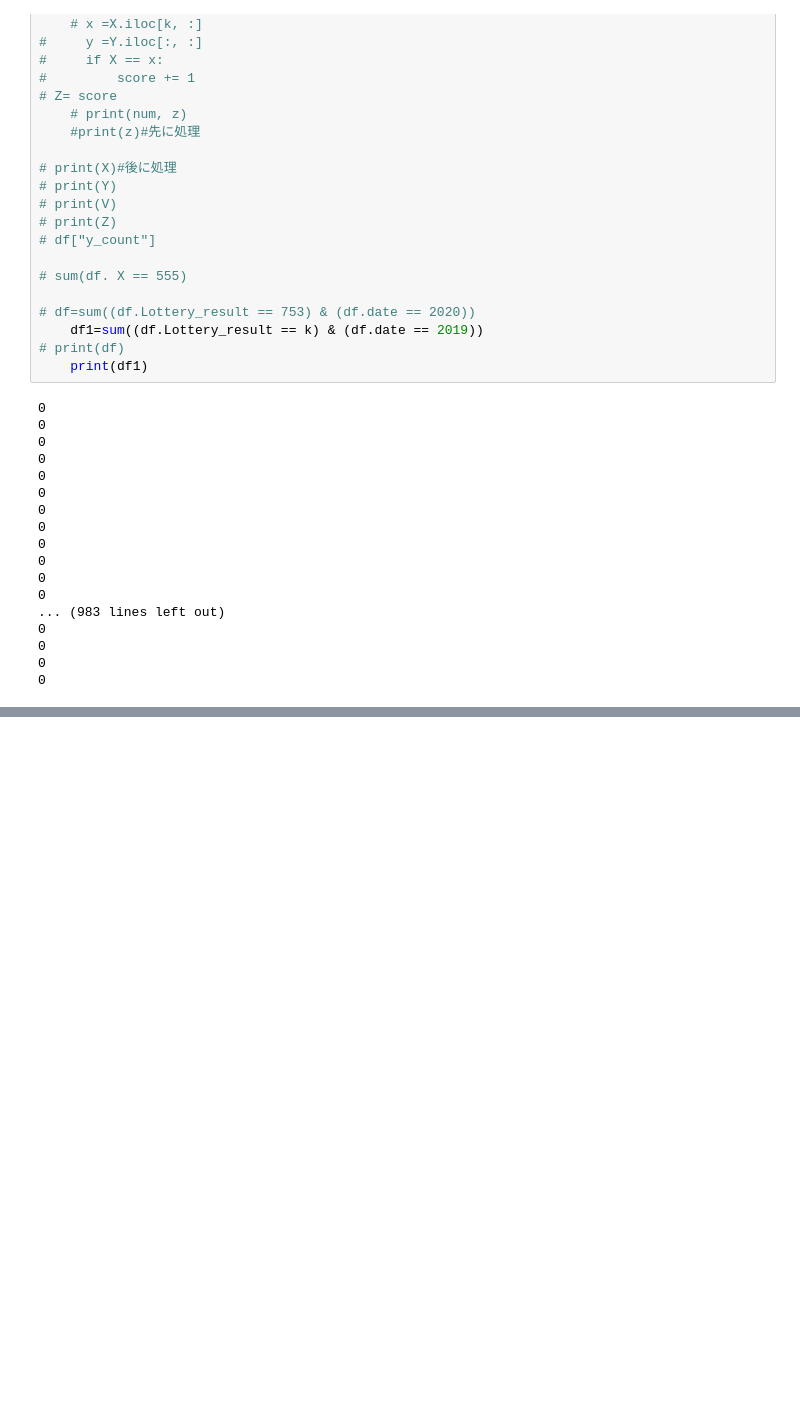
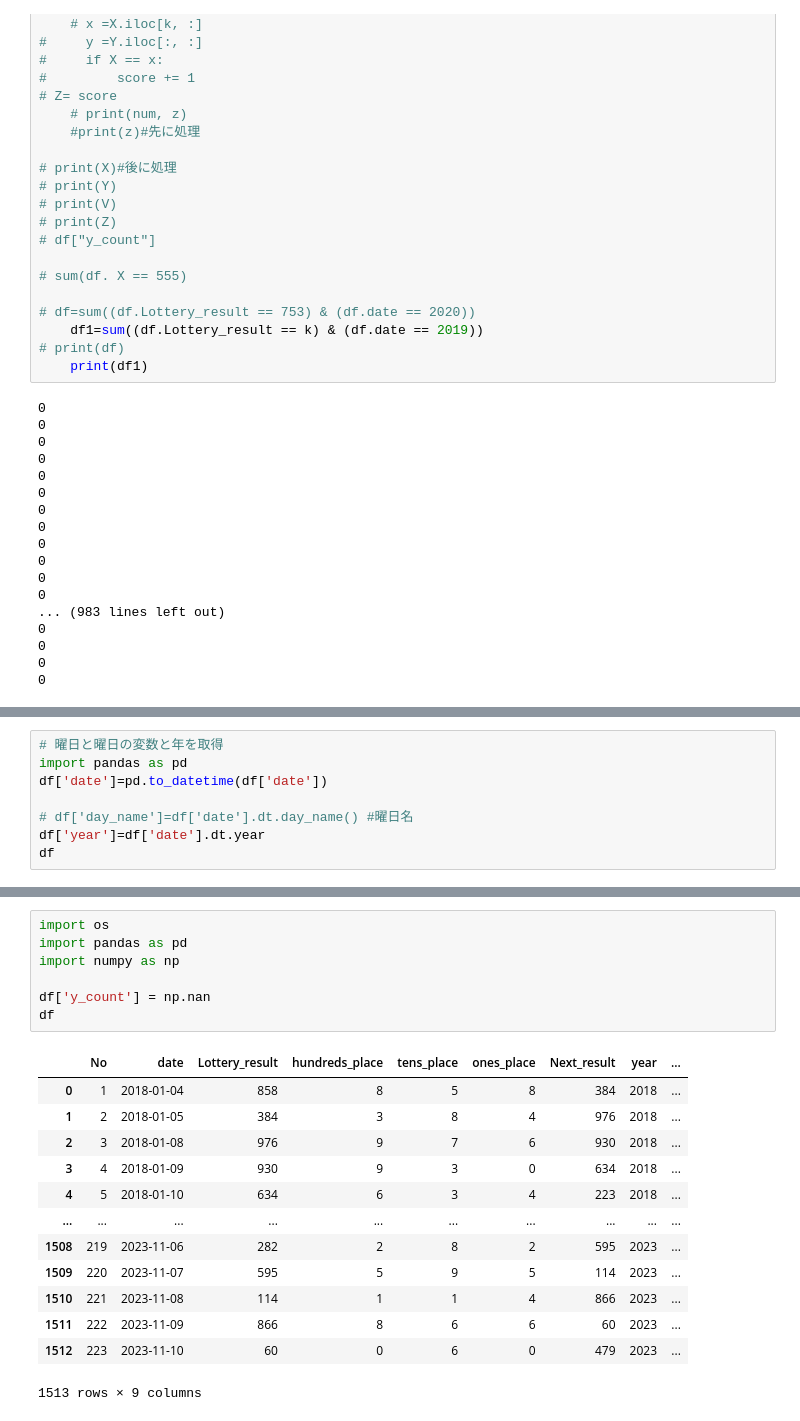
Before and after one commit to yyoshikun/workdir, a Jupyter notebook: Untitled4.ipynb, the cells around one changed output, grey strips where cells are left out. Drawn from its saved outputs; the diff is of its cells as text; blank space fills up the shorter version.

```diff
--- a/Untitled4.ipynb
+++ b/Untitled4.ipynb
@@ -125,0 +126,8 @@ df
+# %%
+# 曜日と曜日の変数と年を取得
+import pandas as pd
+df['date']=pd.to_datetime(df['date'])
+
+# df['day_name']=df['date'].dt.day_name() #曜日名
+df['year']=df['date'].dt.year
+df
@@ -126,3 +148,24 @@ df
+# %%
+import os
+import pandas as pd
+import numpy as np
+
+df['y_count'] = np.nan
+df
+# %% [output]
+|  | No | date | Lottery_result | hundreds_place | tens_place | ones_place | Next_result | year | ... |
+| 0 | 1 | 2018-01-04 | 858 | 8 | 5 | 8 | 384 | 2018 | ... |
+| 1 | 2 | 2018-01-05 | 384 | 3 | 8 | 4 | 976 | 2018 | ... |
+| 2 | 3 | 2018-01-08 | 976 | 9 | 7 | 6 | 930 | 2018 | ... |
+| 3 | 4 | 2018-01-09 | 930 | 9 | 3 | 0 | 634 | 2018 | ... |
+| 4 | 5 | 2018-01-10 | 634 | 6 | 3 | 4 | 223 | 2018 | ... |
+| ... | ... | ... | ... | ... | ... | ... | ... | ... | ... |
+| 1508 | 219 | 2023-11-06 | 282 | 2 | 8 | 2 | 595 | 2023 | ... |
+| 1509 | 220 | 2023-11-07 | 595 | 5 | 9 | 5 | 114 | 2023 | ... |
+| 1510 | 221 | 2023-11-08 | 114 | 1 | 1 | 4 | 866 | 2023 | ... |
+| 1511 | 222 | 2023-11-09 | 866 | 8 | 6 | 6 | 60 | 2023 | ... |
+| 1512 | 223 | 2023-11-10 | 60 | 0 | 6 | 0 | 479 | 2023 | ... |
+1513 rows × 9 columns
 # %%
 import os
 import pandas as pd
```
Also changed, not shown: parts of 4 cells of this notebook, 7 other files.
